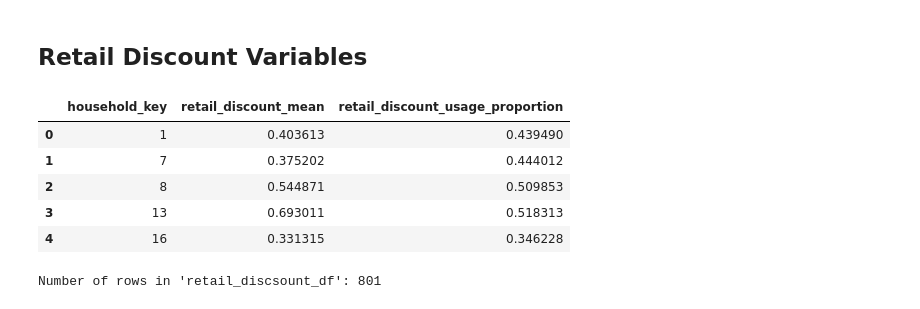
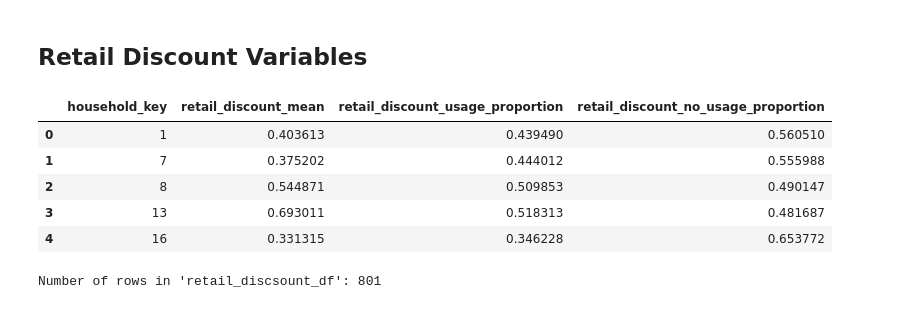
Before and after one commit to DATA601-CustSegment-Nov2025-to-Feb2026/New-CustSegment-Project, a Jupyter notebook: Customer_Segmentation_(Preprocessing).ipynb, the cells around one changed output. Drawn from its saved outputs; the diff is of its cells as text; code cells hidden in the pictures.

```diff
--- a/Customer_Segmentation_(Preprocessing).ipynb
+++ b/Customer_Segmentation_(Preprocessing).ipynb
@@ -1139,30 +1297,33 @@ Number of rows in 'demographic_df': 801
 # %% [markdown]
 ## Retail Discount Variables
 # %%
-# Calculate each household's average retail discount and proportion of transactions using a retail discount.
+# Calculate each household's average retail discount, the proportion of transactions where a retail discount
+# was used and the proportion of transactions where a retail discount was not used.
 # retail_discount_mean: the average retail discount amount that each household received across all the transactions.
 # retail_discount_usage_proportion: the proportion of transactions where each household used a retailed discount.
+# retail_discount_no_usage_proportion: the proportion of transactions where each household did not use a retailed discount.
 retail_discount_df = (
     final_merged_df.groupby('household_key')
     .agg(
         retail_discount_mean=('retail_disc', 'mean'),
-        retail_discount_usage_proportion=('used_retailed_discount', lambda x: (x == 'yes').mean())
+        retail_discount_usage_proportion=('used_retailed_discount', lambda x: (x == 'yes').mean()),
+        retail_discount_no_usage_proportion=('used_retailed_discount', lambda x: (x == 'no').mean())
     )
     .reset_index()
 )
 
 # Convert to positive for better interpretability
 retail_discount_df['retail_discount_mean'] = retail_discount_df['retail_discount_mean'].abs()
 
 # Display first 5 rows of the dataset
 retail_discount_df.head()
 # %% [output]
-|  | household_key | retail_discount_mean | retail_discount_usage_proportion |
-| 0 | 1 | 0.403613 | 0.439490 |
-| 1 | 7 | 0.375202 | 0.444012 |
-| 2 | 8 | 0.544871 | 0.509853 |
-| 3 | 13 | 0.693011 | 0.518313 |
-| 4 | 16 | 0.331315 | 0.346228 |
+|  | household_key | retail_discount_mean | retail_discount_usage_proportion | retail_discount_no_usage_proportion |
+| 0 | 1 | 0.403613 | 0.439490 | 0.560510 |
+| 1 | 7 | 0.375202 | 0.444012 | 0.555988 |
+| 2 | 8 | 0.544871 | 0.509853 | 0.490147 |
+| 3 | 13 | 0.693011 | 0.518313 | 0.481687 |
+| 4 | 16 | 0.331315 | 0.346228 | 0.653772 |
 # %%
 # Check the number of rows in 'retail_discount_df'
 print("Number of rows in 'retail_discsount_df':", retail_discount_df.shape[0])
```
Also changed, not shown: parts of 44 cells of this notebook.
